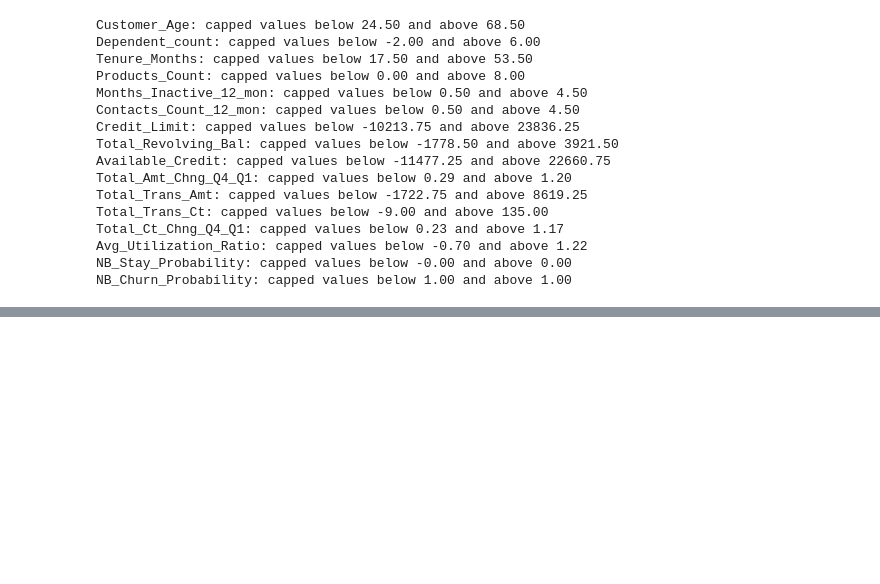
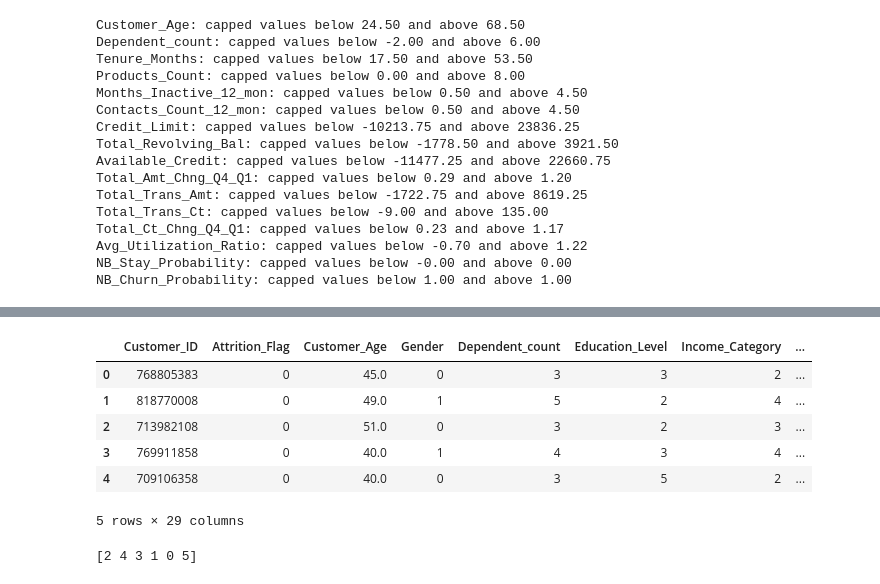
Before and after one commit to CeliaPires/Credit-Card, a Jupyter notebook: jupyter_notebooks/01_etl_pipeline.ipynb, the cells around one changed output, grey strips where cells are left out. Cells and saved outputs as stored; diff of their text form; code cells hidden in the pictures; blank space fills up the shorter version.

Commit message:
Encode categorical variables for machine learning

```diff
--- a/jupyter_notebooks/01_etl_pipeline.ipynb
+++ b/jupyter_notebooks/01_etl_pipeline.ipynb
@@ -706,0 +738,3 @@ NB_Churn_Probability: capped values below 1.00 and above 1.00
+# %%
+# After completing cleaning:
+df_cleaned = df.copy()
@@ -706,0 +806,49 @@ NB_Churn_Probability: capped values below 1.00 and above 1.00
+# %%
+import pandas as pd
+from sklearn.preprocessing import LabelEncoder
+
+# Make a copy for safety
+df_encoded = df_cleaned.copy()
+
+### Label Encoding for binary and ordinal columns
+
+# 1. Attrition_Flag (binary: 'Existing Customer', 'Attrited Customer')
+df_encoded['Attrition_Flag'] = df_encoded['Attrition_Flag'].map({'Existing Customer': 0, 'Attrited Customer': 1})
+
+# 2. Gender (binary: 'M', 'F')
+df_encoded['Gender'] = df_encoded['Gender'].map({'M': 0, 'F': 1})
+
+# 3. Education_Level (ordinal)
+edu_order = ['Uneducated', 'High School', 'College', 'Graduate', 'Post-Graduate', 'Doctorate', 'Unknown']
+edu_encoder = LabelEncoder()
+edu_encoder.fit(edu_order)
+df_encoded['Education_Level'] = edu_encoder.transform(df_encoded['Education_Level'])
+
+# 4. Income_Category (ordinal)
+inc_order = ['Less Than $40K', '$40K - $60K', '$60K - $80K', '$80K - $120K', '$120K +', 'Unknown']
+inc_encoder = LabelEncoder()
+inc_encoder.fit(inc_order)
+df_encoded['Income_Category'] = inc_encoder.transform(df_encoded['Income_Category'])
+
+### One-Hot Encoding for nominal columns
+
+# 5. Marital_Status
+df_encoded = pd.get_dummies(df_encoded, columns=['Marital_Status'], prefix='Marital')
+
+# 6. Card_Category
+df_encoded = pd.get_dummies(df_encoded, columns=['Card_Category'], prefix='Card')
+
+# Check the result
+df_encoded.head()
+# %% [output]
+|  | Customer_ID | Attrition_Flag | Customer_Age | Gender | Dependent_count | Education_Level | Income_Category | ... |
+| 0 | 768805383 | 0 | 45.0 | 0 | 3 | 3 | 2 | ... |
+| 1 | 818770008 | 0 | 49.0 | 1 | 5 | 2 | 4 | ... |
+| 2 | 713982108 | 0 | 51.0 | 0 | 3 | 2 | 3 | ... |
+| 3 | 769911858 | 0 | 40.0 | 1 | 4 | 3 | 4 | ... |
+| 4 | 709106358 | 0 | 40.0 | 0 | 3 | 5 | 2 | ... |
+5 rows × 29 columns
+# %%
+print(df_encoded['Income_Category'].unique())
+# %% [output]
+[2 4 3 1 0 5]
```
Also changed, not shown: parts of 5 cells of this notebook.
